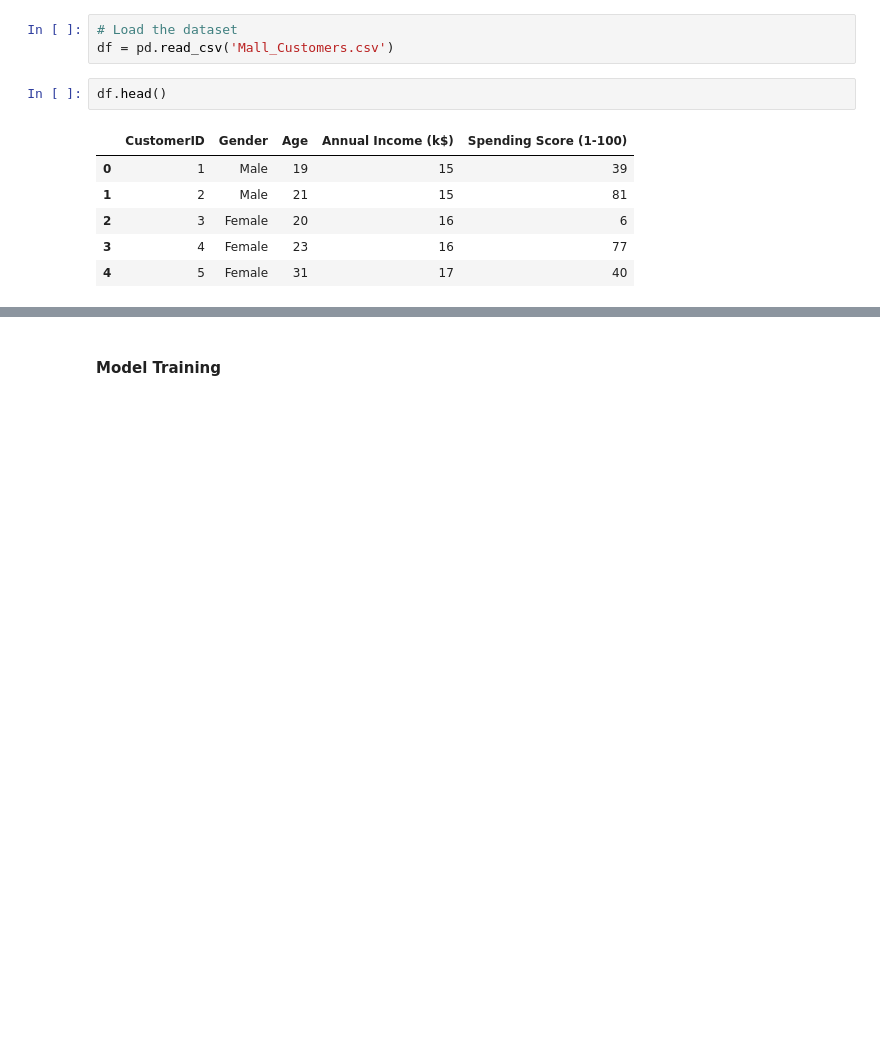
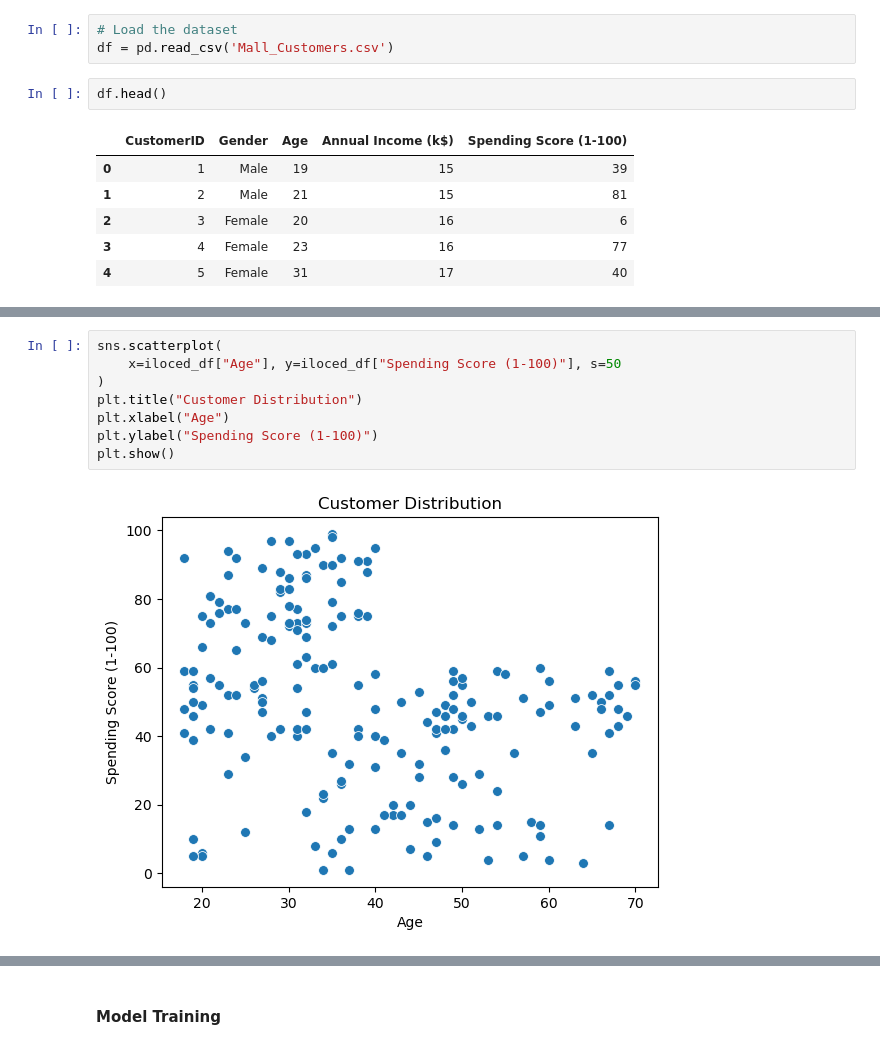
Before and after one commit to DysthymiaDemon/ICT2507C-Unsupervised-Learning, a Jupyter notebook: Hierarchical_ex1.ipynb, the cells around one changed output, grey strips where cells are left out. Saved outputs shown, nothing was run; the diff lists cells and outputs as text; blank space fills up the shorter version.

```diff
--- a/Hierarchical_ex1.ipynb
+++ b/Hierarchical_ex1.ipynb
@@ -40,0 +65,10 @@ df.shape
+# %%
+sns.scatterplot(
+    x=iloced_df["Age"], y=iloced_df["Spending Score (1-100)"], s=50
+)
+plt.title("Customer Distribution")
+plt.xlabel("Age")
+plt.ylabel("Spending Score (1-100)")
+plt.show()
+# %% [output]
+[figure, added]
```
Also changed, not shown: parts of 17 cells of this notebook, 1 other file.
